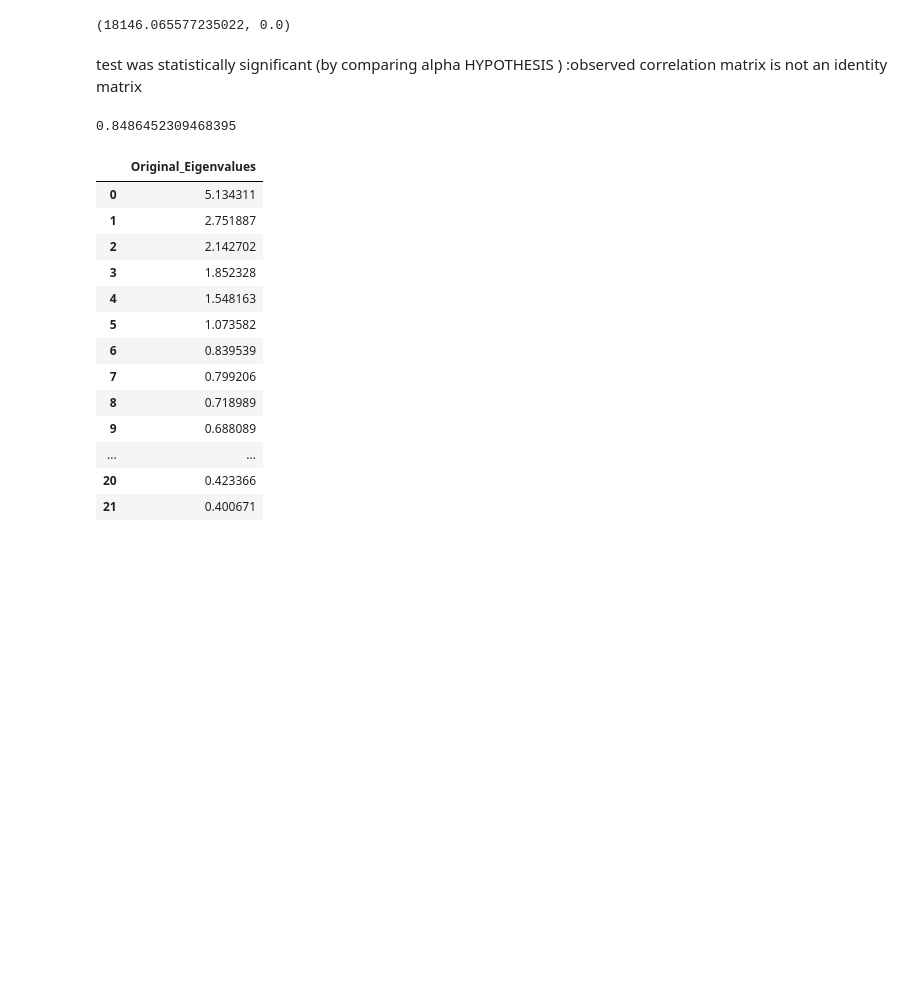
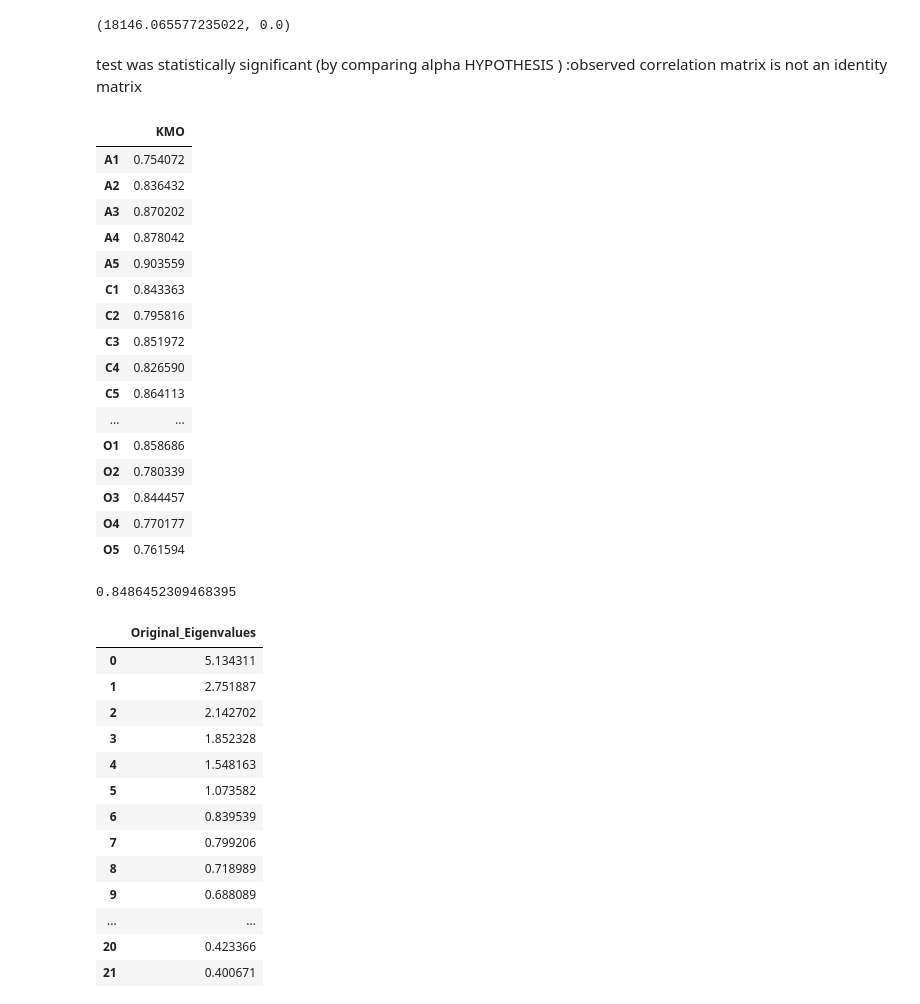
Before and after one commit to subhash505/datat_analytics, a Jupyter notebook: jm_factor.ipynb, the cells around one changed output. Cells and saved outputs as stored; diff of their text form; code cells hidden in the pictures; blank space fills up the shorter version.

```diff
--- a/jm_factor.ipynb
+++ b/jm_factor.ipynb
@@ -20,7 +20,7 @@ from sklearn.datasets import load_iris
 from factor_analyzer import FactorAnalyzer
 import matplotlib.pyplot as plt
 # %%
-df= pd.read_csv("bfi.csv")
+df= pd.read_csv("/content/bfi.csv")
 # %%
 df.columns
 # %% [output]
@@ -85,6 +85,26 @@ test was statistically significant (by comparing alpha  HYPOTHESIS ) :observed c
 # %%
 from factor_analyzer.factor_analyzer import calculate_kmo
 kmo_all,kmo_model=calculate_kmo(df)
+# %%
+kmo_all
+# %% [output]
+|  | KMO |
+| A1 | 0.754072 |
+| A2 | 0.836432 |
+| A3 | 0.870202 |
+| A4 | 0.878042 |
+| A5 | 0.903559 |
+| C1 | 0.843363 |
+| C2 | 0.795816 |
+| C3 | 0.851972 |
+| C4 | 0.826590 |
+| C5 | 0.864113 |
+| ... | ... |
+| O1 | 0.858686 |
+| O2 | 0.780339 |
+| O3 | 0.844457 |
+| O4 | 0.770177 |
+| O5 | 0.761594 |
 # %%
 kmo_model
 # %% [output]
```
Also changed, not shown: parts of 1 cell of this notebook.
